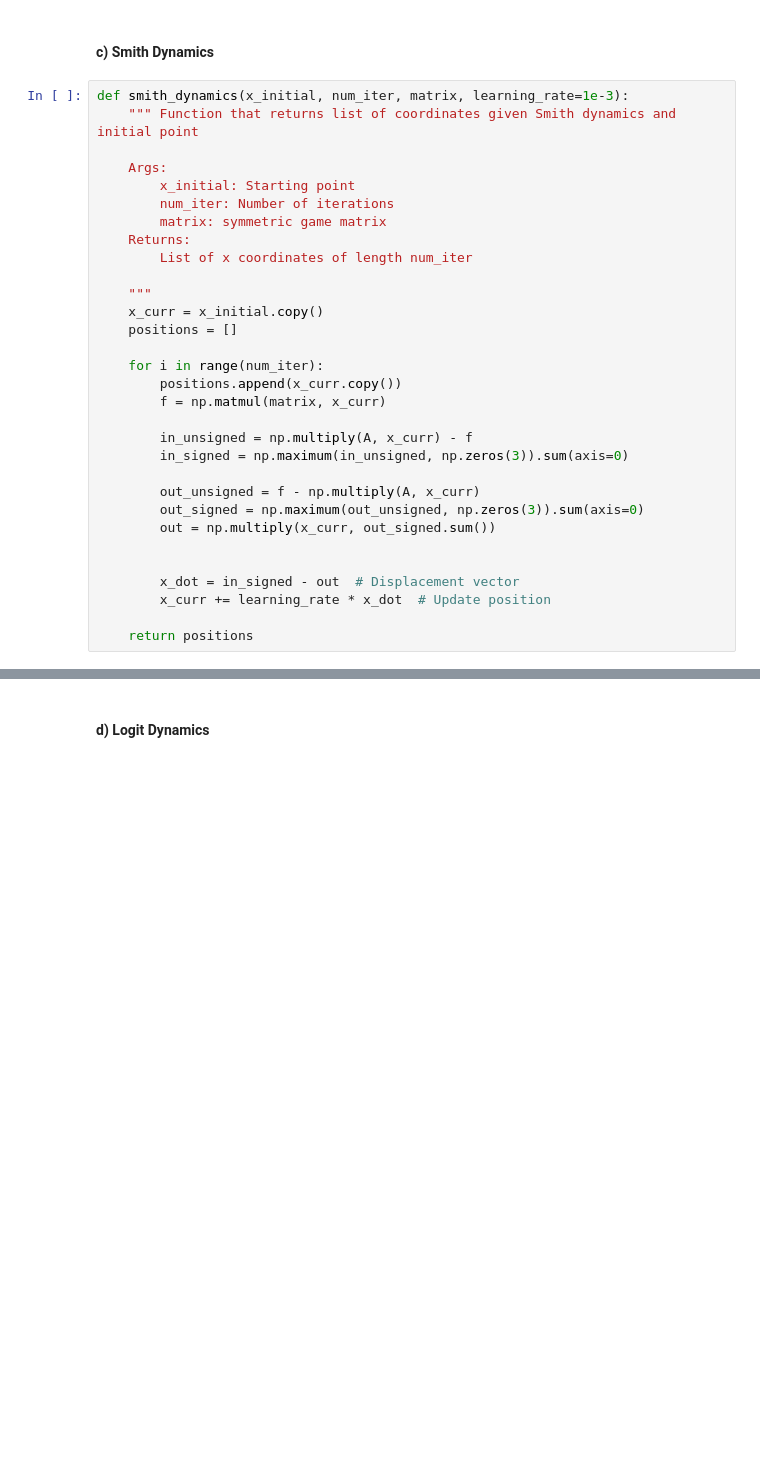
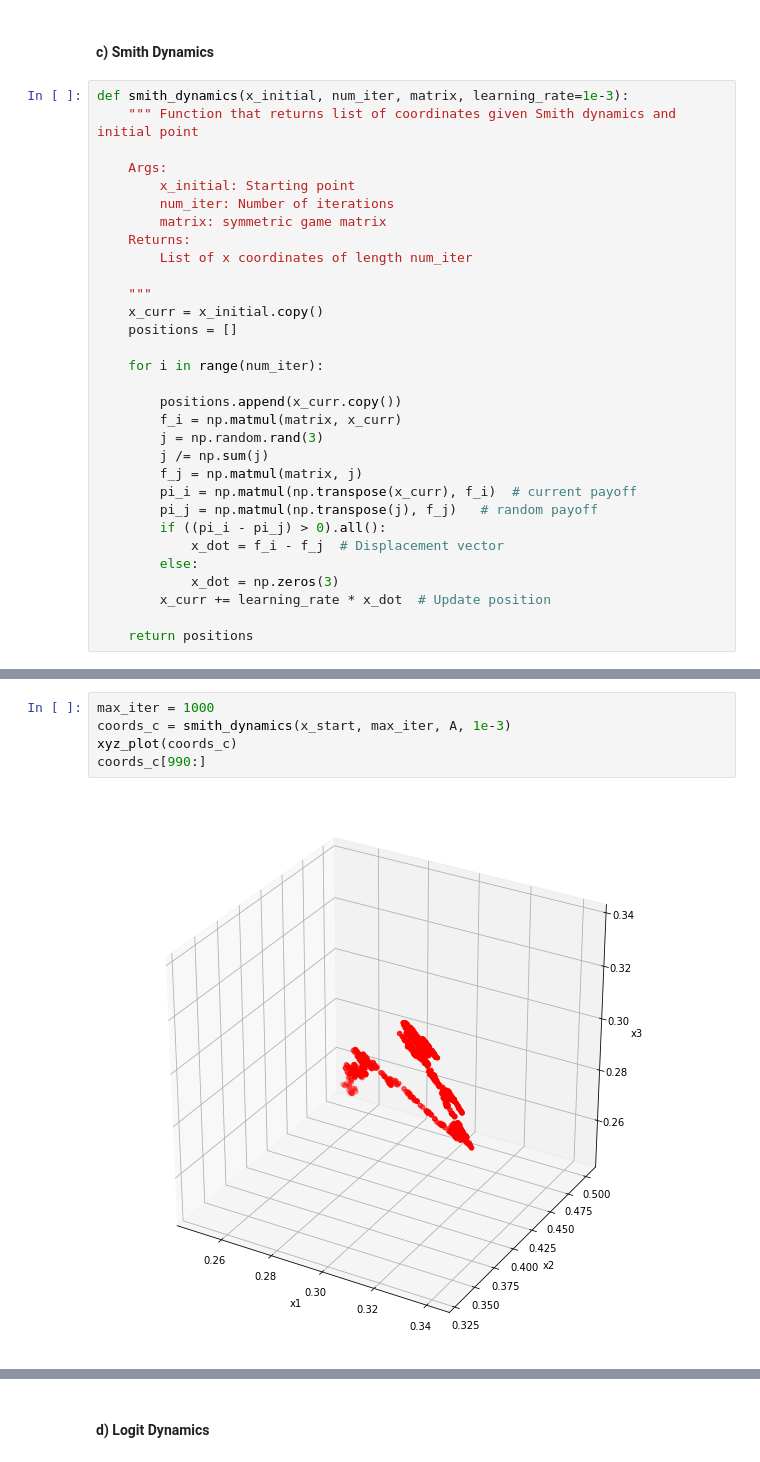
Before and after one commit to frank-ye/ECSE508, a Jupyter notebook: dynamics.ipynb, the cells around one changed output, grey strips where cells are left out. Saved outputs shown, nothing was run; the diff lists cells and outputs as text; blank space fills up the shorter version.

```diff
--- a/dynamics.ipynb
+++ b/dynamics.ipynb
@@ -117,18 +119,18 @@ def smith_dynamics(x_initial, num_iter, matrix, learning_rate=1e-3):
     positions = []
 
     for i in range(num_iter):
+
         positions.append(x_curr.copy())
-        f = np.matmul(matrix, x_curr)
-
-        in_unsigned = np.multiply(A, x_curr) - f
-        in_signed = np.maximum(in_unsigned, np.zeros(3)).sum(axis=0)
-
-        out_unsigned = f - np.multiply(A, x_curr)
-        out_signed = np.maximum(out_unsigned, np.zeros(3)).sum(axis=0)
-        out = np.multiply(x_curr, out_signed.sum())
-
-
-        x_dot = in_signed - out  # Displacement vector
+        f_i = np.matmul(matrix, x_curr)
+        j = np.random.rand(3)
+        j /= np.sum(j)
+        f_j = np.matmul(matrix, j)
+        pi_i = np.matmul(np.transpose(x_curr), f_i)  # current payoff
+        pi_j = np.matmul(np.transpose(j), f_j)   # random payoff
+        if ((pi_i - pi_j) > 0).all():
+            x_dot = f_i - f_j  # Displacement vector
+        else:
+            x_dot = np.zeros(3)
         x_curr += learning_rate * x_dot  # Update position
 
     return positions
@@ -154,0 +137,7 @@ smith_dynamics(x_start, max_iter, A, 1e-2)
+# %%
+max_iter = 1000
+coords_c = smith_dynamics(x_start, max_iter, A, 1e-3)
+xyz_plot(coords_c)
+coords_c[990:]
+# %% [output]
+[figure, added]
```
Also changed, not shown: parts of 14 cells of this notebook.
